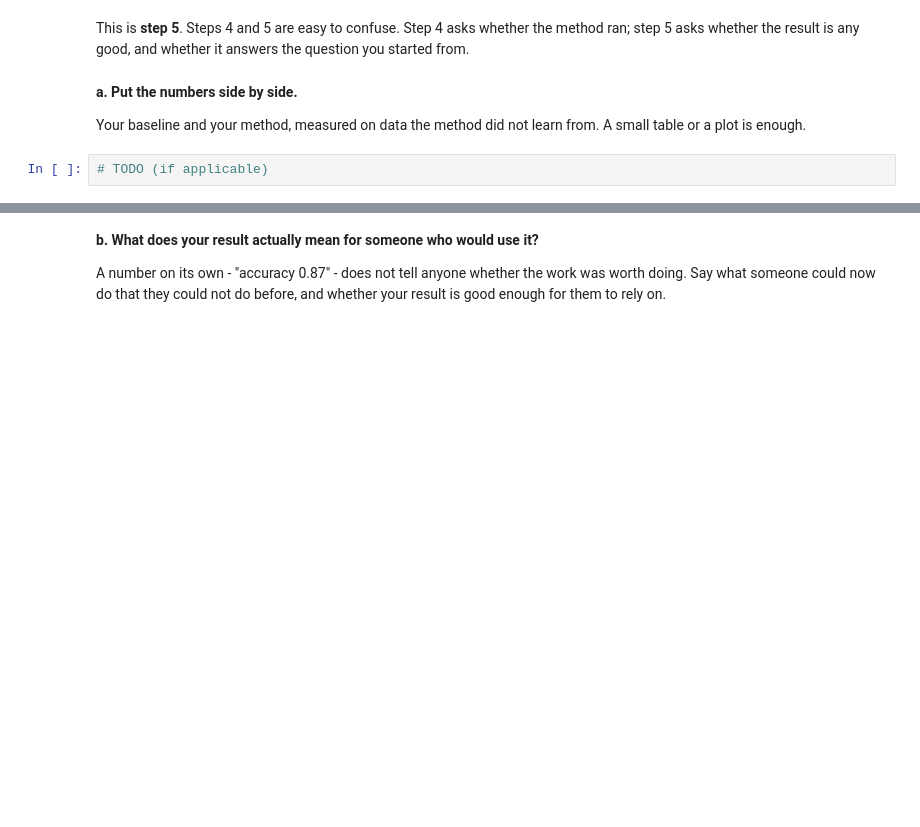
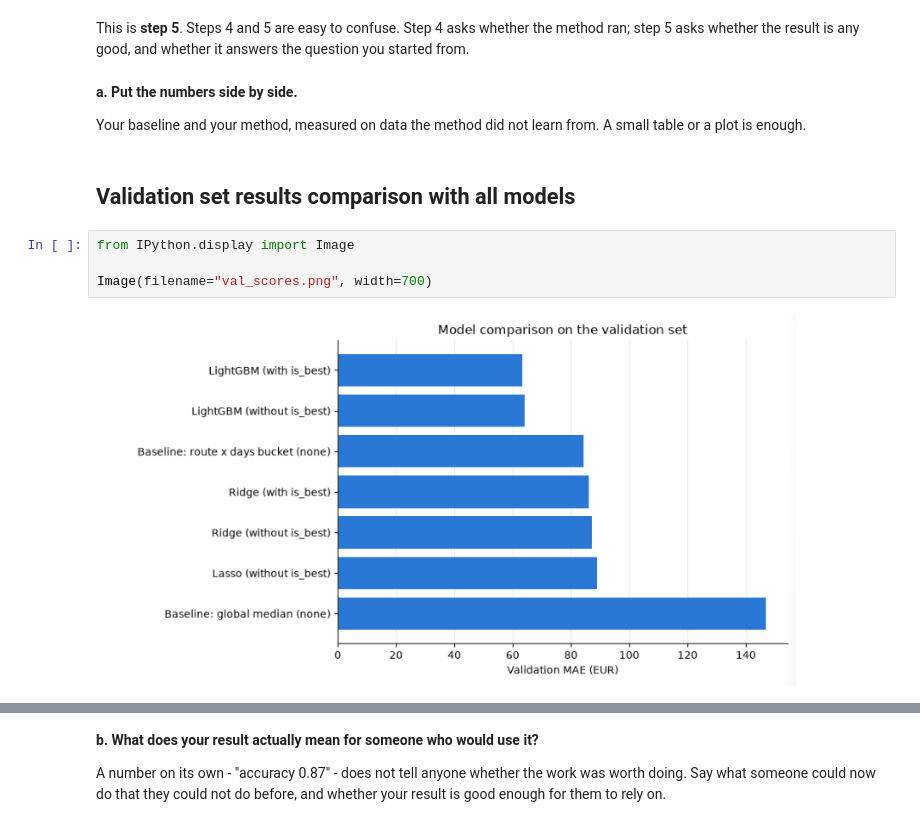
Before and after one commit to NazarZavrinUT/Introduction_to_Data_Science_project, a Jupyter notebook: IDS2026_HW10.ipynb, the cells around one changed output, grey strips where cells are left out. Cells and saved outputs as stored; diff of their text form; blank space fills up the shorter version.

```diff
--- a/IDS2026_HW10.ipynb
+++ b/IDS2026_HW10.ipynb
@@ -350,5 +489,11 @@ This is **step 5**. Steps 4 and 5 are easy to confuse. Step 4 asks whether the m
 **a. Put the numbers side by side.**
 
 Your baseline and your method, measured on data the method did not learn from. A small table or a plot is enough.
+# %% [markdown]
+## Validation set results comparison with all models
 # %%
-# TODO (if applicable)
+from IPython.display import Image
+
+Image(filename="val_scores.png", width=700)
+# %% [output]
+[figure, added]
```
Also changed, not shown: parts of 28 cells of this notebook.
